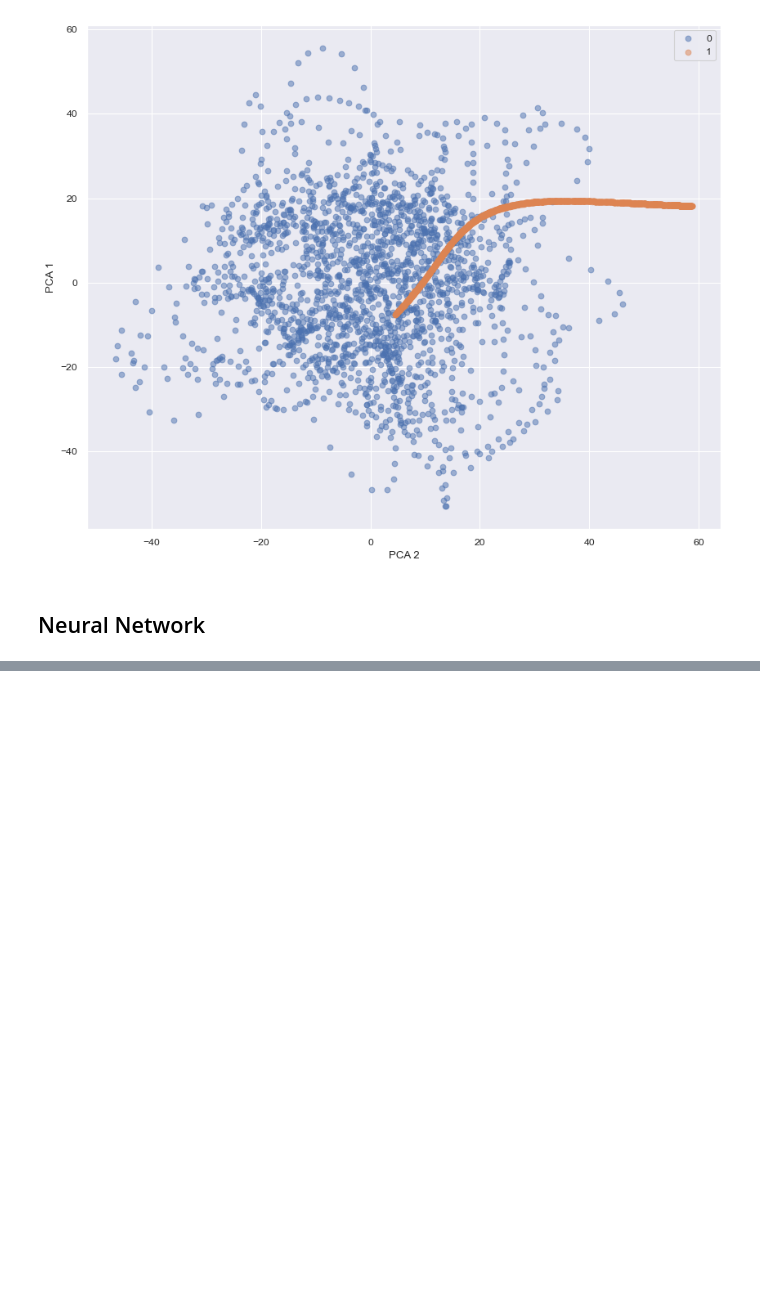
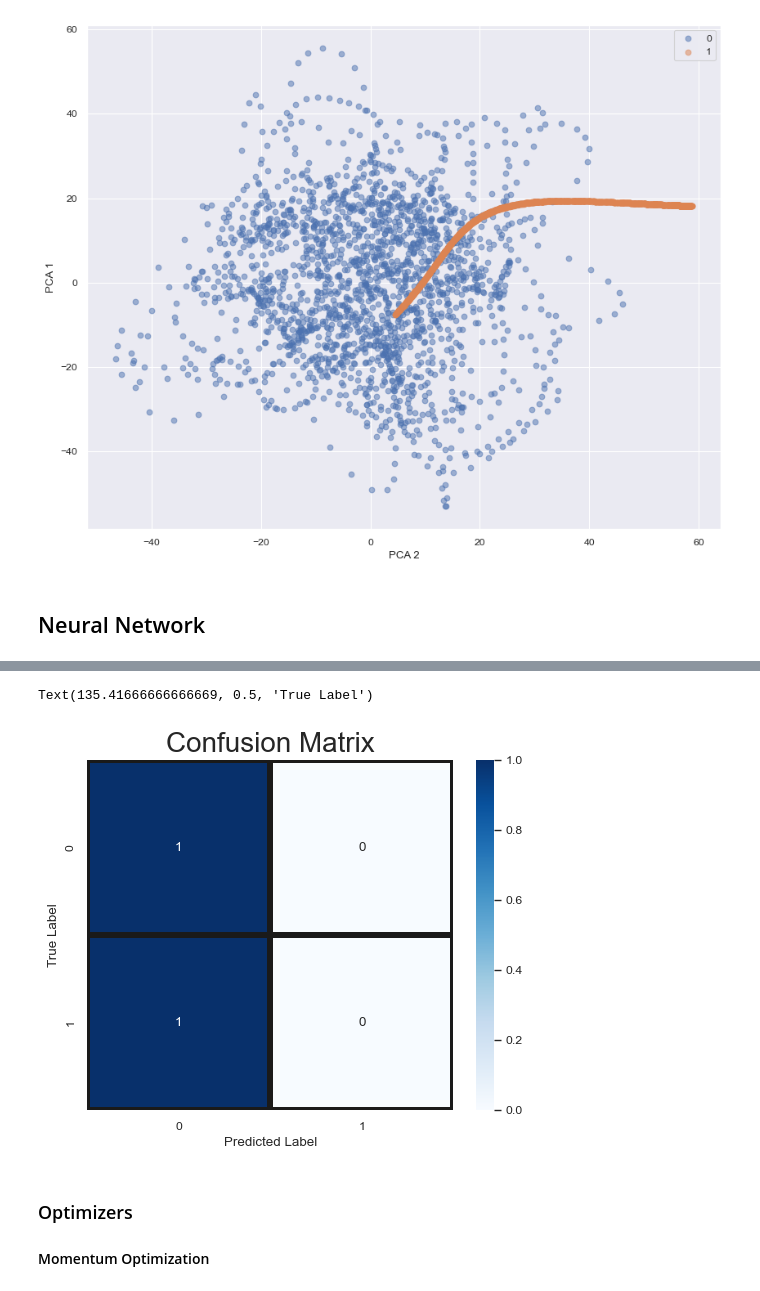
Before and after one commit to NicoGalvarino/Exoplanet-exploration, a Jupyter notebook: exoplanet_ANN.ipynb, the cells around one changed output, grey strips where cells are left out. Drawn from its saved outputs; the diff is of its cells as text; code cells hidden in the pictures; blank space fills up the shorter version.

```diff
--- a/exoplanet_ANN.ipynb
+++ b/exoplanet_ANN.ipynb
@@ -538,8 +540,16 @@ def build_classifier():
 
     return classifier
 # %%
-classifier = KerasClassifier(build_fn=build_classifier, epochs=40, )
+classifier = KerasClassifier(build_fn=build_classifier, epochs=40, batch_size=32)
 
-accuracies = cross_val_score(estimator=classifier, X=x_train_res, y=y_train_res, cv=5, n_jobs=-1)
+# accuracies = cross_val_score(estimator=classifier, X=x_train_res, y=y_train_res, cv=5, n_jobs=-1)
+
+# mean = accuracies.mean()
+# variance = accuracies.std()
+
+# print("Accuracy mean: "+ str(mean))
+# print("Accuracy variance: "+ str(variance))
+
+history = classifier.fit(x_train_res, y_train_res, verbose=2)
 # %% [output]
 Epoch 1/40
@@ -573,0 +579,9 @@ Accuracy variance: 0.0004999999999999894
+# %%
+plt.figure(figsize=(13, 10))
+plt.subplot(221)
+sns.heatmap(confusion_matrix(y_test, classifier.predict(x_test_pca37), normalize='true'),
+            annot=True, cmap="Blues", linecolor="k", linewidths=3)
+plt.title("Confusion Matrix", fontsize=20)
+plt.xlabel('Predicted Label')
+plt.ylabel('True Label')
+# %% [output]
@@ -573,0 +589,6 @@ Accuracy variance: 0.0004999999999999894
+Text(135.41666666666669, 0.5, 'True Label')
+[figure, added]
+# %% [markdown]
+### Optimizers
+
+#### Momentum Optimization
```
Also changed, not shown: parts of 16 cells of this notebook.
